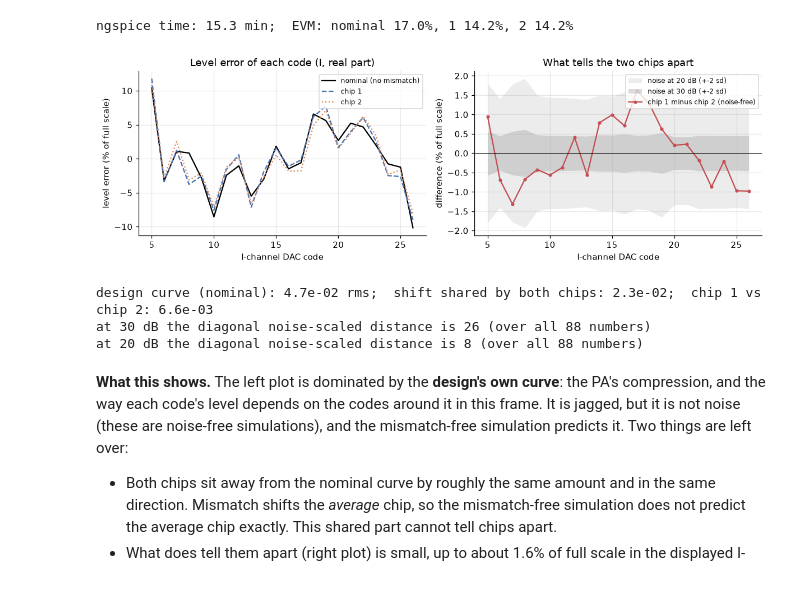
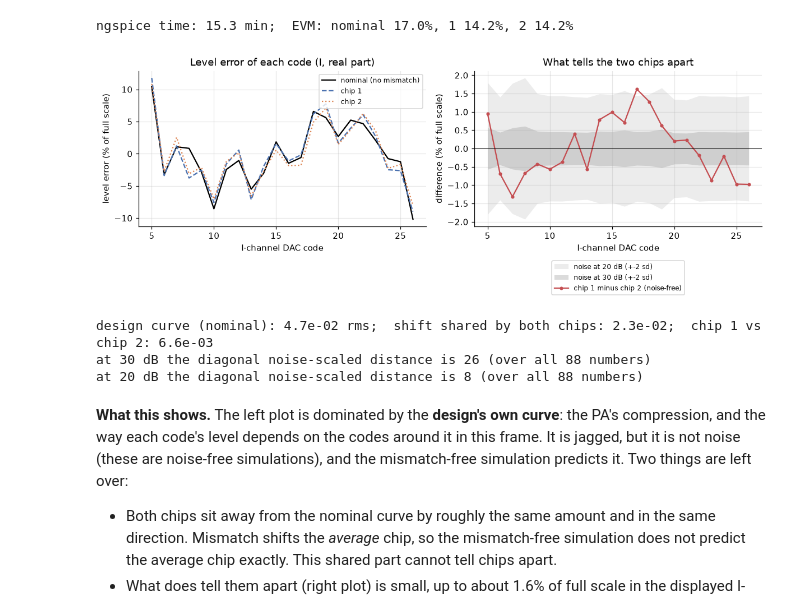
Before and after one commit to byungkim113/Fingerprint-By-Design, a Jupyter notebook: notebook/fingerprint_by_design.ipynb, the cells around one changed output. Saved outputs shown, nothing was run; the diff lists cells and outputs as text; code cells hidden in the pictures.

Commit message:
Complete notebook author details and clarify figures and claims

```diff
--- a/notebook/fingerprint_by_design.ipynb
+++ b/notebook/fingerprint_by_design.ipynb
@@ -343,36 +344,37 @@ def noise_sd(snr, trials=300, R=18):
 sd = {snr: noise_sd(snr) for snr in (30, 20)}
 d12 = fp["1"] - fp["2"]
 rms = lambda v: np.sqrt(np.mean(v ** 2))
 
-fig, ax = plt.subplots(1, 2, figsize=(11, 3.6))
+fig, ax = plt.subplots(1, 2, figsize=(11, 4.3))
 for c, col, ls in (("nominal", "k", "-"), ("1", C["base"], "--"), ("2", C["comp"], ":")):
     ax[0].plot(codes, 100 * fp[c][:n], ls, color=col, label="nominal (no mismatch)" if c == "nominal" else f"chip {c}")
 ax[0].set(xlabel="I-channel DAC code", ylabel="level error (% of full scale)", title="Level error of each code (I, real part)")
 ax[0].legend(fontsize=8)
 for snr, a in ((20, 0.18), (30, 0.35)):
     band = 2 * sd[snr][:n]
     ax[1].fill_between(codes, -100 * band, 100 * band, color=C["grey"], alpha=a, lw=0, label=f"noise at {snr} dB (+-2 sd)")
 ax[1].plot(codes, 100 * d12[:n], "o-", ms=3, color=C["bad"], label="chip 1 minus chip 2 (noise-free)")
 ax[1].axhline(0, color="k", lw=0.6)
 ax[1].set(xlabel="I-channel DAC code", ylabel="difference (% of full scale)", title="What tells the two chips apart")
-ax[1].legend(fontsize=8, loc="upper right"); plt.tight_layout(); plt.show()
+ax[1].legend(fontsize=8, loc="upper center", bbox_to_anchor=(0.5, -0.20))
+plt.tight_layout(); plt.show()
 
 print(f"design curve (nominal): {rms(fp['nominal']):.1e} rms;  shift shared by both chips: "
       f"{rms((fp['1'] + fp['2']) / 2 - fp['nominal']):.1e};  chip 1 vs chip 2: {rms(d12):.1e}")
 for snr in (30, 20):
     print(f"at {snr} dB the diagonal noise-scaled distance is {np.sqrt(np.sum((d12 / sd[snr]) ** 2)):.0f} "
           f"(over all {len(d12)} numbers)")
 if RUN_LIVE:
     nom_diff = np.max(np.abs(fp["nominal"] - ladder(baseband(ref)["nominal"], ci, cq)))
     r12 = rms(ladder(baseband(ref)["1"], ci, cq) - ladder(baseband(ref)["2"], ci, cq))
     print(f"check against our run: nominal chip differs by {nom_diff:.1e} (should be ~0); chip-to-chip difference "
           f"{rms(d12):.1e} vs ours {r12:.1e} (same size expected; identical only on macOS)")
     if not np.isfinite(nom_diff) or nom_diff > 1e-5:
         raise AssertionError("nominal simulation does not match the reference; inspect live_run/*.log")
     if not np.all(np.isfinite(d12)) or rms(d12) <= 1e-6:
         raise AssertionError("live simulation did not produce distinct, finite chip fingerprints")
 # %% [output]
-[figure, old version]
+[figure, new version]
 design curve (nominal): 4.7e-02 rms;  shift shared by both chips: 2.3e-02;  chip 1 vs chip 2: 6.6e-03
 at 30 dB the diagonal noise-scaled distance is 26 (over all 88 numbers)
 at 20 dB the diagonal noise-scaled distance is 8 (over all 88 numbers)
```
Also changed, not shown: parts of 4 cells of this notebook, 3 other files.
